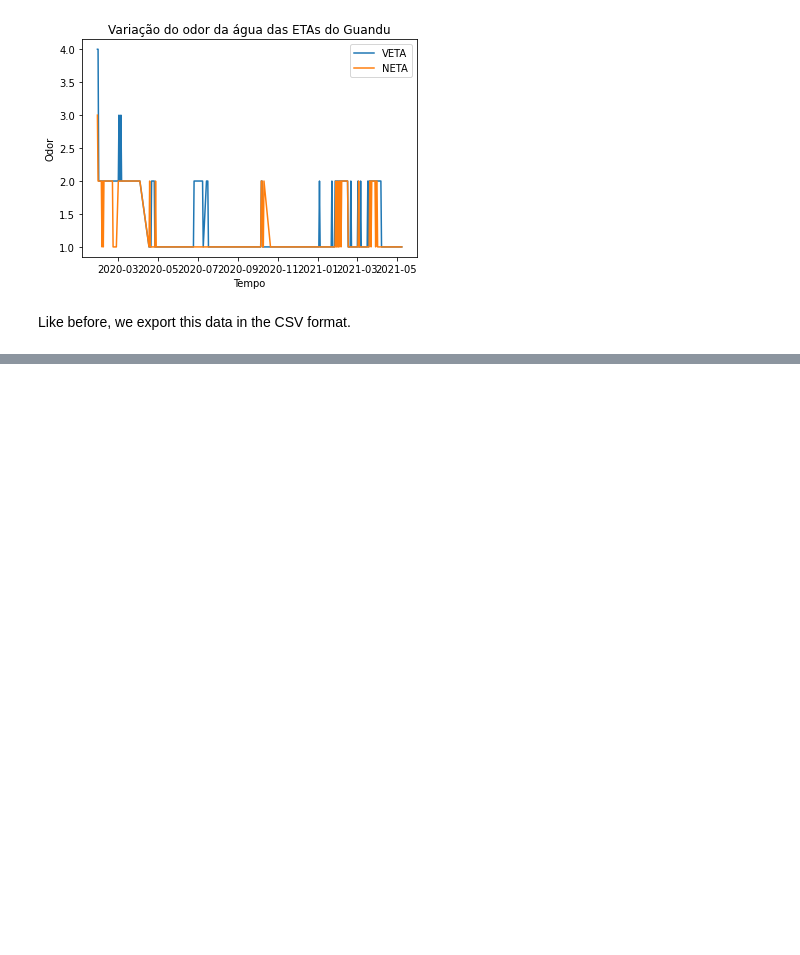
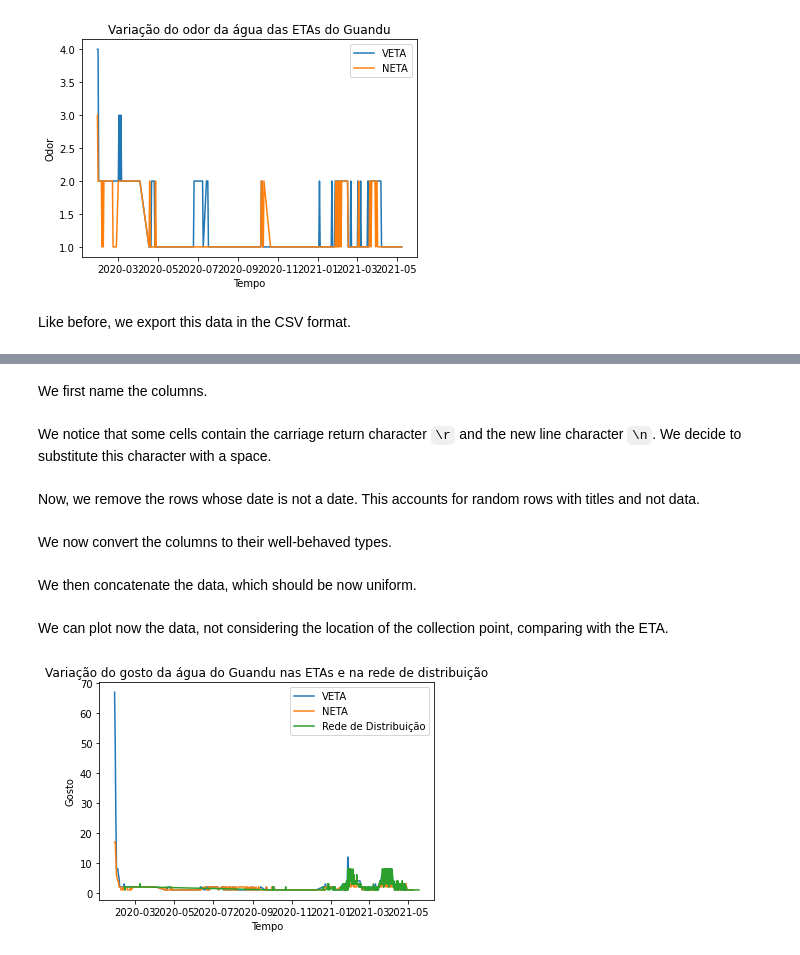
Before and after one commit to guidanoli/inf1032, a Jupyter notebook: cedae.ipynb, the cells around one changed output, grey strips where cells are left out. Cells and saved outputs as stored; diff of their text form; code cells hidden in the pictures; blank space fills up the shorter version.

Commit message:
Add taste and odor date from distribution network

```diff
--- a/cedae.ipynb
+++ b/cedae.ipynb
@@ -452,0 +518,2 @@ tno_df.to_csv('taste-and-odor.csv', index=False)
+# %% [markdown]
+We first name the columns.
@@ -452,0 +526,55 @@ tno_df.to_csv('taste-and-odor.csv', index=False)
+# %% [markdown]
+We notice that some cells contain the carriage return character `\r` and the new line character `\n`. We decide to substitute this character with a space.
+# %%
+for year, df_list in tno_net_dfs.items():
+    for df in df_list:
+        df.replace(['\\r', '\\n'], ' ', inplace=True, regex=True)
+# %% [markdown]
+Now, we remove the rows whose date is not a date. This accounts for random rows with titles and not data.
+# %%
+filtered_tno_net_dfs = {}
+for year, df_list in tno_net_dfs.items():
+    filtered_tno_net_dfs[year] = []
+    for df in df_list:
+        not_dates = []
+        for row_idx, row in df.iterrows():
+            try:
+                date = datetime.strptime(str(row.date), date_format)
+            except ValueError:
+                not_dates.append(row_idx)
+        filtered_tno_net_dfs[year].append(df.drop(not_dates))
+# %% [markdown]
+We now convert the columns to their well-behaved types.
+# %%
+converted_tno_net_dfs = {}
+for year, df_list in filtered_tno_net_dfs.items():
+    converted_tno_net_dfs[year] = []
+    for df in df_list:
+        new_df = df.copy()
+        new_df.date = pd.to_datetime(new_df.date, dayfirst=True)
+        for column in ['taste', 'odor']:
+            new_df[column] = pd.to_numeric(new_df[column]
+                                          .replace(' ', ''))
+        converted_tno_net_dfs[year].append(new_df)
+# %% [markdown]
+We then concatenate the data, which should be now uniform.
+# %%
+tno_net_df_list = []
+
+for year, df_list in sorted(converted_tno_net_dfs.items()):
+    tno_net_df_list += df_list
+
+tno_net_df = pd.concat(tno_net_df_list, ignore_index=True)
+# %% [markdown]
+We can plot now the data, not considering the location of the collection point, comparing with the ETA.
+# %%
+plt.plot(tno_df.date, tno_df.veta_taste, label='VETA')
+plt.plot(tno_df.date, tno_df.neta_taste, label='NETA')
+plt.plot(tno_net_df.date, tno_net_df.taste, label='Rede de Distribuição')
+plt.xlabel('Tempo')
+plt.ylabel('Gosto')
+plt.title('Variação do gosto da água do Guandu nas ETAs e na rede de distribuição')
+plt.legend()
+plt.show()
+# %% [output]
+[figure, added]
```
Also changed, not shown: parts of 17 cells of this notebook, 2 other files.
